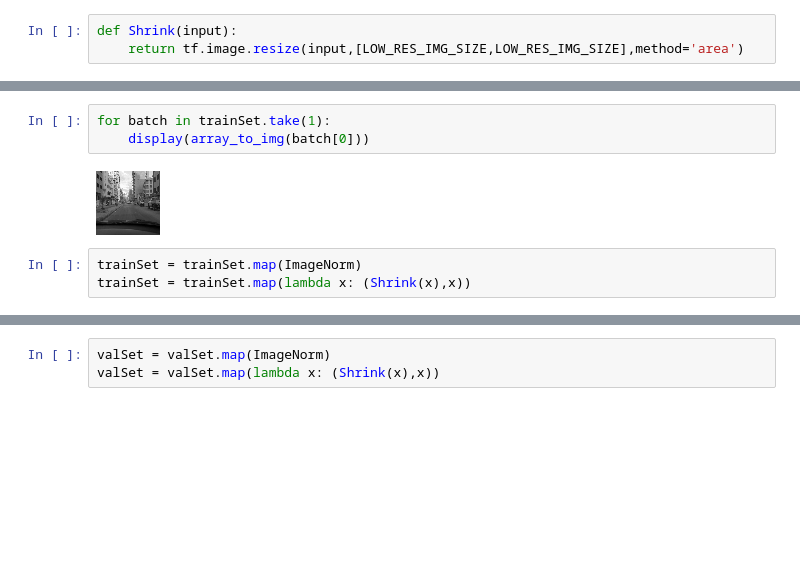
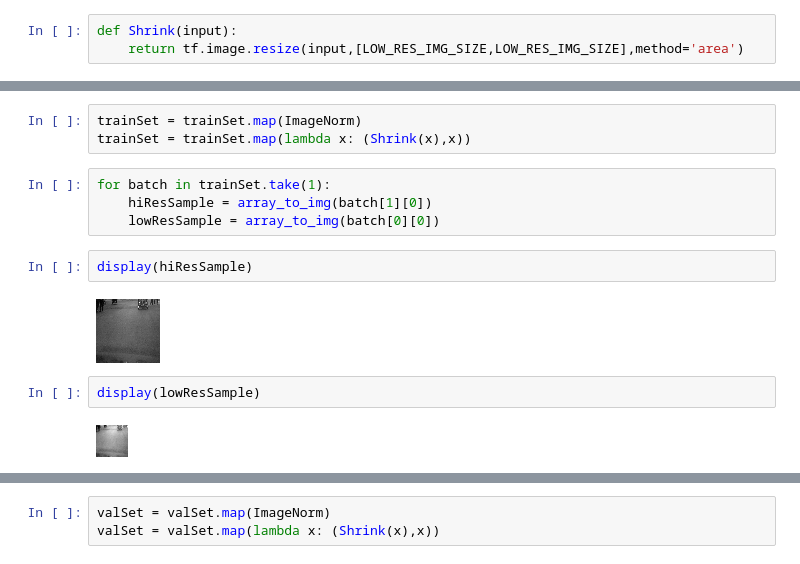
Before and after one commit to richardhemphill/ECE5268_MiniProject, a Jupyter notebook: ICP/Hemphill_IPC.ipynb, the cells around one changed output, grey strips where cells are left out. Drawn from its saved outputs; the diff is of its cells as text; blank space fills up the shorter version.

```diff
--- a/ICP/Hemphill_IPC.ipynb
+++ b/ICP/Hemphill_IPC.ipynb
@@ -123,11 +109,18 @@ Using 1044 files for training.
-# %%
-for batch in trainSet.take(1):
-    display(array_to_img(batch[0]))
-# %% [output]
-[figure, removed]
 # %%
 trainSet = trainSet.map(ImageNorm)
 trainSet = trainSet.map(lambda x: (Shrink(x),x))
+# %%
+for batch in trainSet.take(1):
+    hiResSample = array_to_img(batch[1][0])
+    lowResSample = array_to_img(batch[0][0])
+# %%
+display(hiResSample)
+# %% [output]
+[figure, added]
+# %%
+display(lowResSample)
+# %% [output]
+[figure, added]
 # %%
 valSet = image_dataset_from_directory(
     directory=trainFolder,
```
Also changed, not shown: parts of 14 cells of this notebook.
